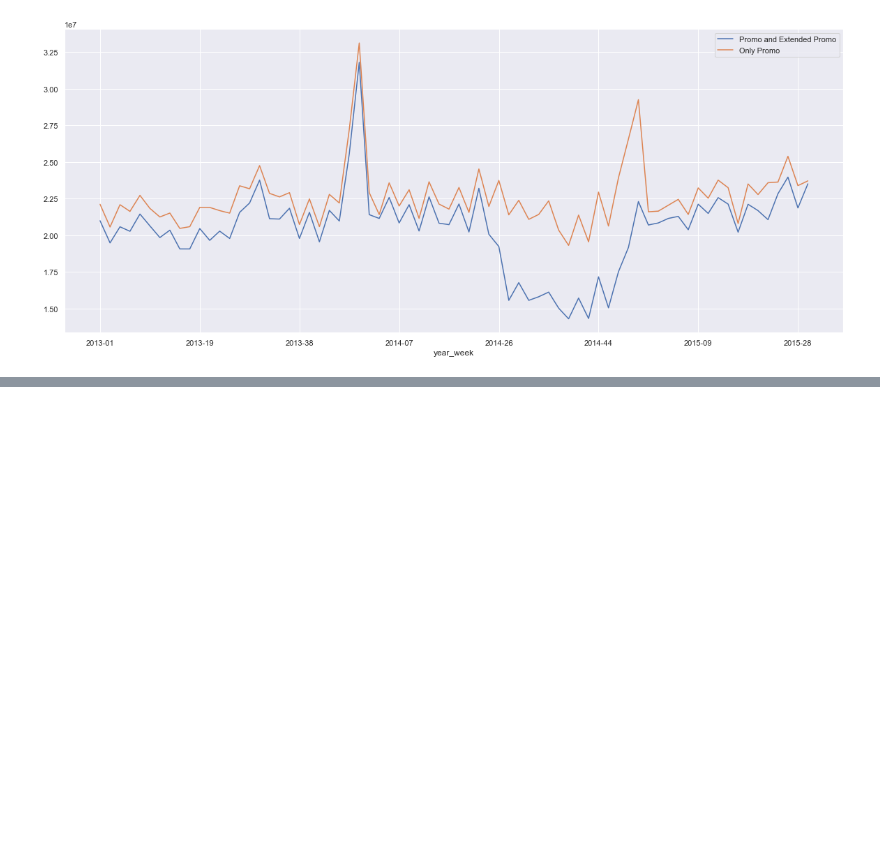
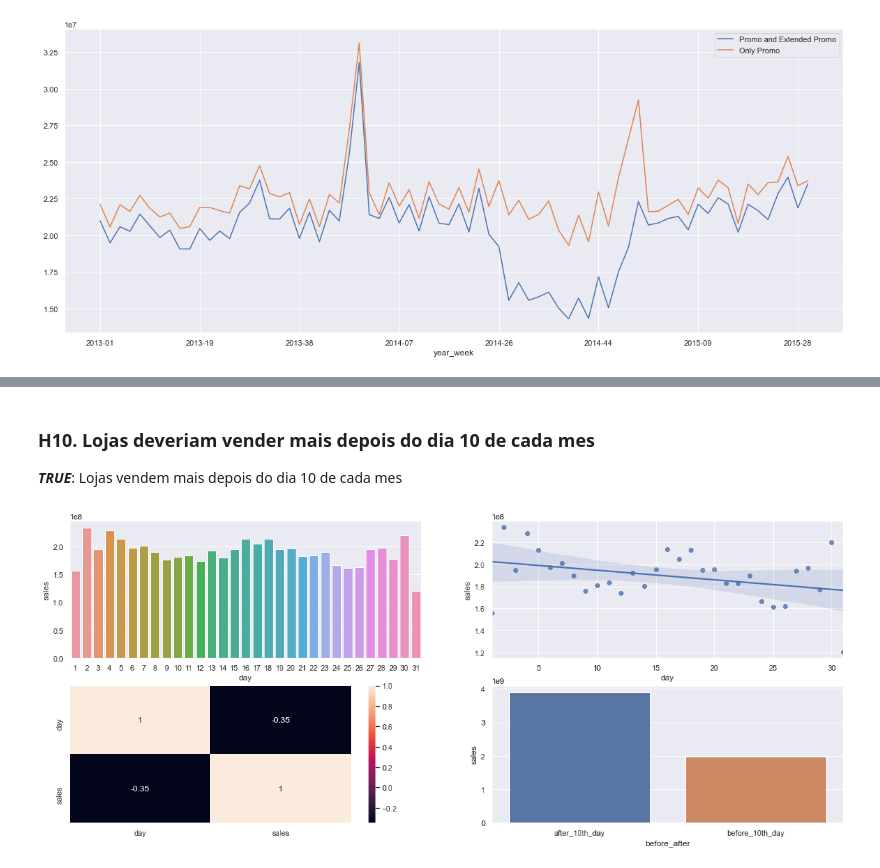
Before and after one commit to bpessoamorais/ds_em_producao, a Jupyter notebook: v01_store_sales_prediction_.ipynb, the cells around one changed output, grey strips where cells are left out. Cells and saved outputs as stored; diff of their text form; code cells hidden in the pictures; blank space fills up the shorter version.

```diff
--- a/v01_store_sales_prediction_.ipynb
+++ b/v01_store_sales_prediction_.ipynb
@@ -643,0 +702,27 @@ plot1.legend(labels=['Promo and Extended Promo', 'Only Promo'])
+# %% [markdown]
+### **H10.** Lojas deveriam vender mais depois do dia 10 de cada mes
+***TRUE***: Lojas vendem mais depois do dia 10 de cada mes
+# %%
+aux19 = df4[['day', 'sales']].groupby('day').sum().reset_index()
+
+plt.subplot(2,2,1)
+
+sns.barplot(x='day', y='sales', data=aux19);
+
+plt.subplot(2,2,2)
+
+sns.regplot(x='day', y='sales', data=aux19);
+
+plt.subplot(2,2,3)
+
+sns.heatmap(aux19.corr(method='pearson'), annot=True);
+
+aux19['before_after'] = aux19['day'].apply(lambda x: 'before_10th_day' if x <= 10
+                                                       else 'after_10th_day')
+
+aux20 = aux19[['before_after', 'sales']].groupby('before_after').sum().reset_index()
+
+plt.subplot(2,2,4)
+sns.barplot(x='before_after', y='sales', data=aux20);
+# %% [output]
+[figure, added]
```
Also changed, not shown: parts of 29 cells of this notebook.
